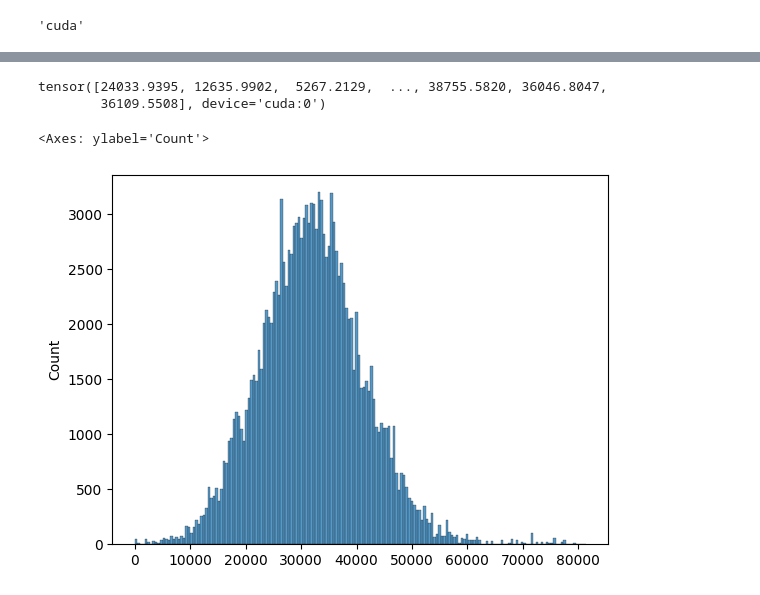
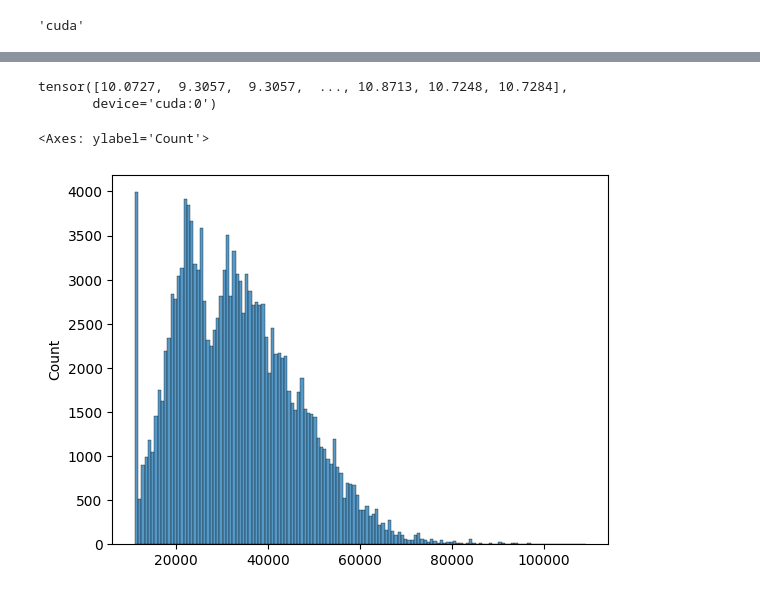
Before and after one commit to boostcampaitech7/level2-competitiveds-recsys-03, a Jupyter notebook: dense.ipynb, the cells around one changed output, grey strips where cells are left out. Drawn from its saved outputs; the diff is of its cells as text; code cells hidden in the pictures.

Commit message:
fix: model_MLP_V2 제출 버전

```diff
--- a/dense.ipynb
+++ b/dense.ipynb
@@ -109,6 +114,22 @@ scheduler = torch.optim.lr_scheduler.ReduceLROnPlateau(optimizer, mode='min', fa
 # %%
 # 5. 모델 학습
-num_epochs = 100
+
+# 3. 모델 인스턴스 생성
+model = SimpleModel()
+model.to(device)
+
+# 가중치 초기화
+for layer in model.children():
+    if isinstance(layer, nn.Linear):
+        torch.nn.init.xavier_uniform_(layer.weight)
+
+# 4. 손실 함수와 옵티마이저 정의
+criterion = nn.L1Loss()  # Mean Absolute Error Loss
+optimizer = optim.Adam(model.parameters(), lr=0.01)  # Adam 옵티마이저
+scheduler = torch.optim.lr_scheduler.ReduceLROnPlateau(optimizer, mode='min', factor=0.1, patience=5)
+
+# 학습 과정
+num_epochs = 1000
 loss_df = []
 for epoch in range(num_epochs): # tqdm(range(num_epochs), desc="💃Total Epoch🕺"):
     model.train()
@@ -124,6 +145,16 @@ for epoch in range(num_epochs): # tqdm(range(num_epochs), desc="💃Total Epoch
     average_loss = epoch_loss / len(train_loader)
     scheduler.step(average_loss)
     if (epoch+1) % 10 == 0:
-        print(f'Epoch [{epoch+1}/{num_epochs}], Loss: {average_loss:.4f}')
+        print(f'Epoch [{epoch+1}/{num_epochs}], Train Loss: {average_loss}')
     loss_df.append(average_loss)
+
+# 검증 과정
+model.eval()
+with torch.no_grad():
+    for inputs, targets in val_loader:
+        outputs = model(inputs).squeeze()
+        loss = criterion(torch.expm1(outputs), torch.expm1(targets))
+        val_loss = loss.item()
+
+print(f'Validation Loss: {val_loss}')
 # %% [output]
@@ -149,19 +180,19 @@ plt.plot(loss_df)
 # 6. 예측 수행 및 배치 단위로 MAE 계산
 model.eval()
 with torch.no_grad():
-    y_pred = model(X_test_tensor).squeeze()
+    y_pred = model(X_test).squeeze()
 print(y_pred)
 # %% [output]
-tensor([24033.9395, 12635.9902,  5267.2129,  ..., 38755.5820, 36046.8047,
-        36109.5508], device='cuda:0')
+tensor([10.0727,  9.3057,  9.3057,  ..., 10.8713, 10.7248, 10.7284],
+       device='cuda:0')
 # %%
 import seaborn as sns
 y_pred = y_pred.cpu()
-y_pred = pd.Series(y_pred)
+y_pred = pd.Series(torch.expm1(y_pred))
 sns.histplot(y_pred)
 # %% [output]
 <Axes: ylabel='Count'>
-[figure, old version]
+[figure, new version]
 # %%
 sample_submission["deposit"] = y_pred
 sample_submission.to_csv("output.csv", index=False)
```
Also changed, not shown: parts of 7 cells of this notebook, 3 other files.
